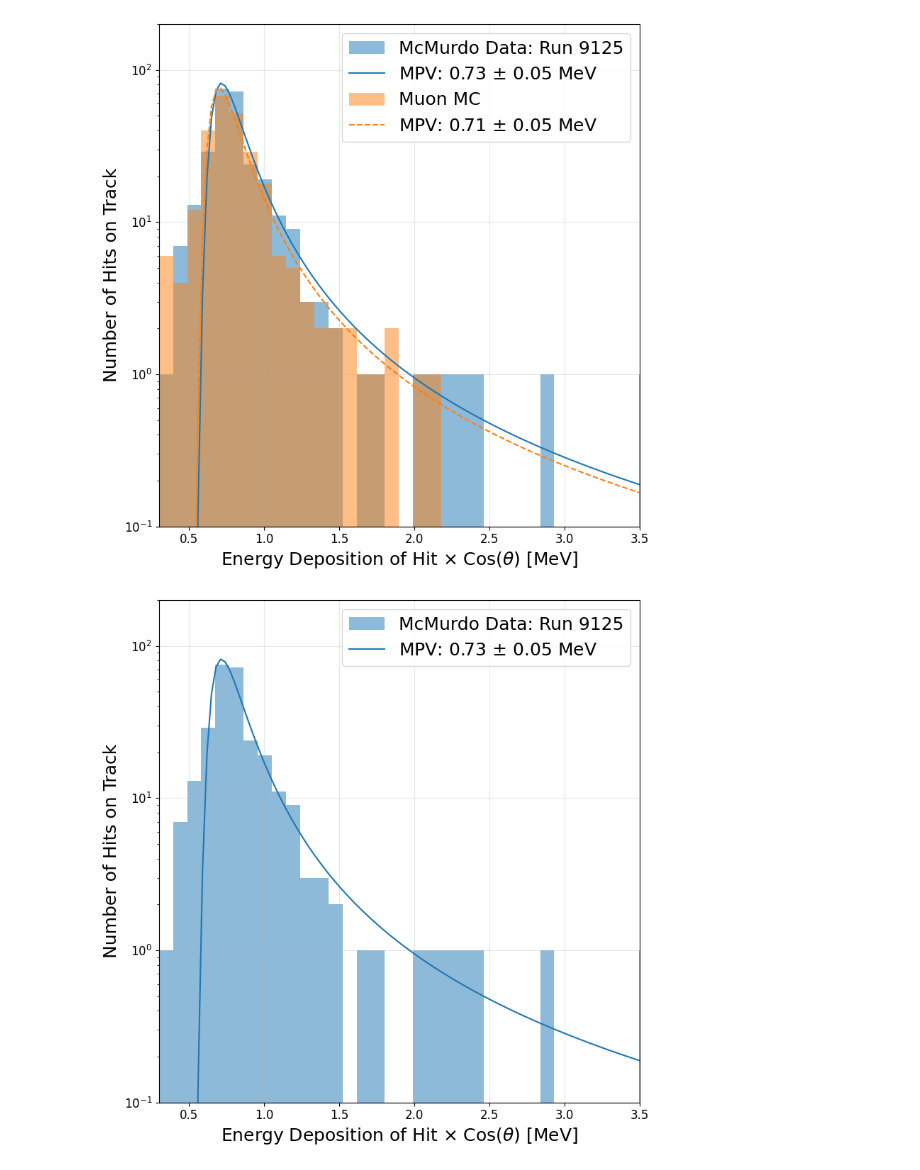
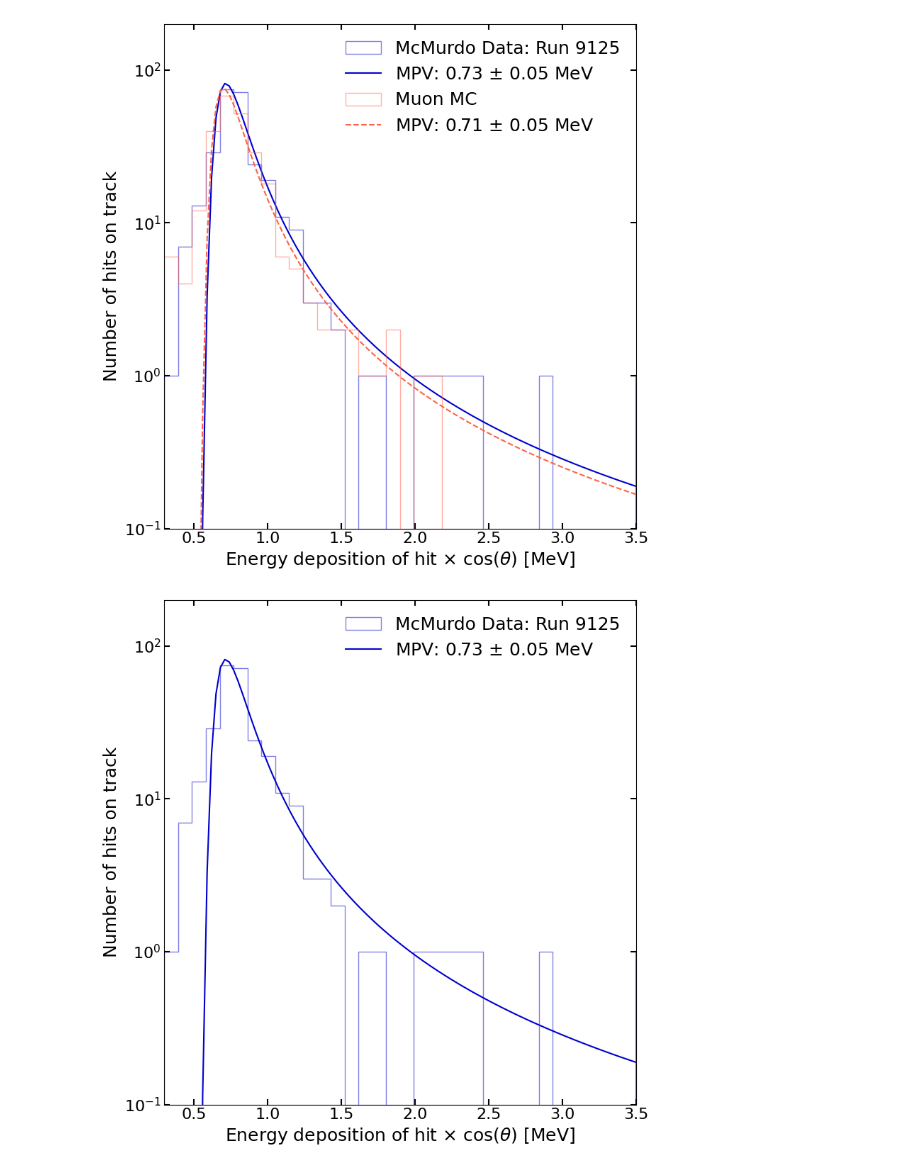
Before and after one commit to kelseyay/GAPS_Scripts, a Jupyter notebook: ActiveScripts/UprootMPVPlots.ipynb, the cells around one changed output. Saved outputs shown, nothing was run; the diff lists cells and outputs as text; code cells hidden in the pictures.

Commit message:
Formatting changes to Uproot Script

```diff
--- a/ActiveScripts/UprootMPVPlots.ipynb
+++ b/ActiveScripts/UprootMPVPlots.ipynb
@@ -84,40 +118,52 @@ fsim = sim.member("fFunctions")[0]
 #Need to save the x and y values of the fit
 l = list(f.member("fSave"))
 x_values = np.linspace(l[-2], l[-1], len(l[:-2]))
 y_values = l[:-2]
 
 #Need to save the x and y values of the fit
 lsim = list(fsim.member("fSave"))
 xsim_values = np.linspace(lsim[-2], lsim[-1], len(lsim[:-2]))
 ysim_values = lsim[:-2]
 
 # Create the plot
 plt.figure(figsize=(8, 8))
 
-plt.hist(edges[:-1], bins=edges, weights=values1, alpha=0.5, label=hist_mcm.name,color='tab:blue')
-plt.plot(x_values, y_values, color="tab:blue") #Plot the fit
-plt.hist(simedges[:-1], bins=simedges, weights=values2, alpha=0.5, label=hist_sim.name,color='tab:orange')
-plt.plot(xsim_values, ysim_values, color="tab:orange",linestyle='--') #Plot the fit
+plt.hist(edges[:-1], bins=edges, histtype='step', weights=values1, alpha=0.5, label=hist_mcm.name,color='mediumblue')
+plt.plot(x_values, y_values, color="mediumblue") #Plot the fit
+plt.hist(simedges[:-1], bins=simedges, histtype='step', weights=values2, alpha=0.5, label=hist_sim.name,color='tomato')
+plt.plot(xsim_values, ysim_values, color="tomato",linestyle='--') #Plot the fit
 
 plt.xlabel("Energy Deposition of Hit $\\times$ Cos($\\theta$) [MeV]", fontsize = 18)
 plt.ylabel("Number of Hits on Track", fontsize = 18)
 plt.tick_params(axis='both', labelsize=12)
 plt.title('')
-plt.grid(True, alpha=0.3) #Make grid with opacity 0.3
+#plt.grid(True, alpha=0.3) #Make grid with opacity 0.3
 
 mcmmpvvals = str(round(list(f.member("fFormula").member("fClingParameters"))[1], 2)) + " $\pm$ " + str(round(list(f.member("fFormula").member("fClingParameters"))[2], 2)) + " MeV"
 simmpvvals = str(round(list(fsim.member("fFormula").member("fClingParameters"))[1], 2)) + " $\pm$ " + str(round(list(fsim.member("fFormula").member("fClingParameters"))[2], 2)) + " MeV"
 
-plt.legend(['McMurdo Data: Run 9125', 'MPV: ' + mcmmpvvals, 'Muon MC', 'MPV: ' + simmpvvals], fontsize = 18)
+plt.xlabel("Energy deposition of hit $\\times$ cos($\\theta$) [MeV]", fontsize = 18)
+plt.ylabel("Number of hits on track", fontsize = 18)
+plt.title('')
 
 plt.xlim(0.3, 3.5)
 plt.ylim(0.1, 200)
 plt.yscale('log')
+plt.minorticks_off()
+
+#Axis formatting
+ax = plt.gca()
+ax.tick_params(axis='both', which='major', direction='in', labelsize=16, width=1.5, length=6, top=True, right=True, labeltop=False, labelright=False)
+
+plt.legend(['McMurdo Data: Run 9125', 'MPV: ' + mcmmpvvals, 'Muon MC', 'MPV: ' + simmpvvals], fontsize = 18,frameon=False)
+
+plt.xlim(0.3, 3.5)
+plt.ylim(0.1, 200)
 plt.tight_layout()
 plt.savefig('MCM_and_Sim_MPV.png')
 plt.show()
 # %% [output]
-[figure, old version]
+[figure, new version]
 # %%
 #This code aims to import, into python, the landau-fitted histogram produced by LRMSFullEdep.C / TheChoseOne.C and similar codes
 import uproot
@@ -141,24 +187,26 @@ y_values = l[:-2]
 # Create the plot
 plt.figure(figsize=(8, 8))
 
-plt.hist(edges[:-1], bins=edges, weights=values1, alpha=0.5, label=hist_mcm.name,color='tab:blue')
-plt.plot(x_values, y_values, color="tab:blue") #Plot the fit
+plt.hist(edges[:-1], bins=edges,histtype='step', weights=values1, alpha=0.5, label=hist_mcm.name,color='mediumblue')
+plt.plot(x_values, y_values, color="mediumblue") #Plot the fit
 
-plt.xlabel("Energy Deposition of Hit $\\times$ Cos($\\theta$) [MeV]", fontsize = 18)
-plt.ylabel("Number of Hits on Track", fontsize = 18)
-plt.tick_params(axis='both', labelsize=12)
+plt.xlabel("Energy deposition of hit $\\times$ cos($\\theta$) [MeV]", fontsize = 18)
+plt.ylabel("Number of hits on track", fontsize = 18)
 plt.title('')
-plt.grid(True, alpha=0.3) #Make grid with opacity 0.3
+plt.xlim(0.3, 3.5)
+plt.ylim(0.1, 200)
+plt.yscale('log')
+plt.minorticks_off()
+
+#Axis formatting
+ax = plt.gca()
+ax.tick_params(axis='both', which='major', direction='in', labelsize=16, width=1.5, length=6, top=True, right=True, labeltop=False, labelright=False)
 
 mcmmpvvals = str(round(list(f.member("fFormula").member("fClingParameters"))[1], 2)) + " $\pm$ " + str(round(list(f.member("fFormula").member("fClingParameters"))[2], 2)) + " MeV"
 
-plt.legend(['McMurdo Data: Run 9125', 'MPV: ' + mcmmpvvals], fontsize = 18)
-
-plt.xlim(0.3, 3.5)
-plt.ylim(0.1, 200)
-plt.yscale('log')
+plt.legend(['McMurdo Data: Run 9125', 'MPV: ' + mcmmpvvals], fontsize = 18,frameon=False)
 plt.tight_layout()
 plt.savefig('MCM_MPV.png')
 plt.show()
 # %% [output]
-[figure, old version]
+[figure, new version]
```
Also changed, not shown: parts of 1 cell of this notebook.
